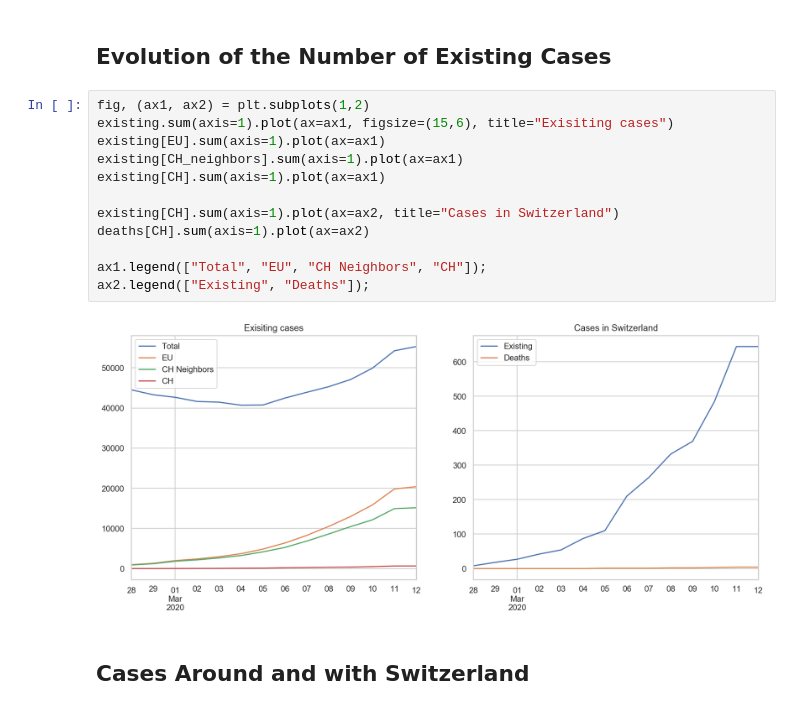
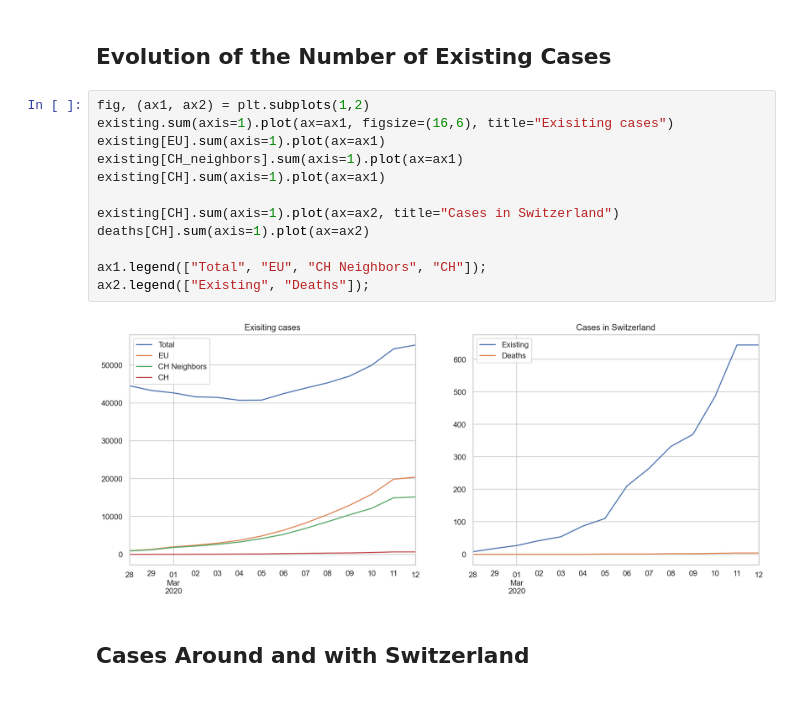
Before and after one commit to fredmontet/co-vidis, a Jupyter notebook: notebooks/co-vidis.ipynb, the cells around one changed output. Saved outputs shown, nothing was run; the diff lists cells and outputs as text.

```diff
--- a/notebooks/co-vidis.ipynb
+++ b/notebooks/co-vidis.ipynb
@@ -99,18 +93,18 @@ recovered = by_country.get("recovered")[-last_n_days:]
 ## Evolution of the Number of Existing Cases
 # %%
 fig, (ax1, ax2) = plt.subplots(1,2)
-existing.sum(axis=1).plot(ax=ax1, figsize=(15,6), title="Exisiting cases")
+existing.sum(axis=1).plot(ax=ax1, figsize=(16,6), title="Exisiting cases")
 existing[EU].sum(axis=1).plot(ax=ax1)
 existing[CH_neighbors].sum(axis=1).plot(ax=ax1)
 existing[CH].sum(axis=1).plot(ax=ax1)
 
 existing[CH].sum(axis=1).plot(ax=ax2, title="Cases in Switzerland")
 deaths[CH].sum(axis=1).plot(ax=ax2)
 
 ax1.legend(["Total", "EU", "CH Neighbors", "CH"]);
 ax2.legend(["Existing", "Deaths"]);
 # %% [output]
-[figure, old version]
+[figure, new version]
 # %% [markdown]
 ## Cases Around and with Switzerland
 # %%
```
Also changed, not shown: parts of 8 cells of this notebook.
